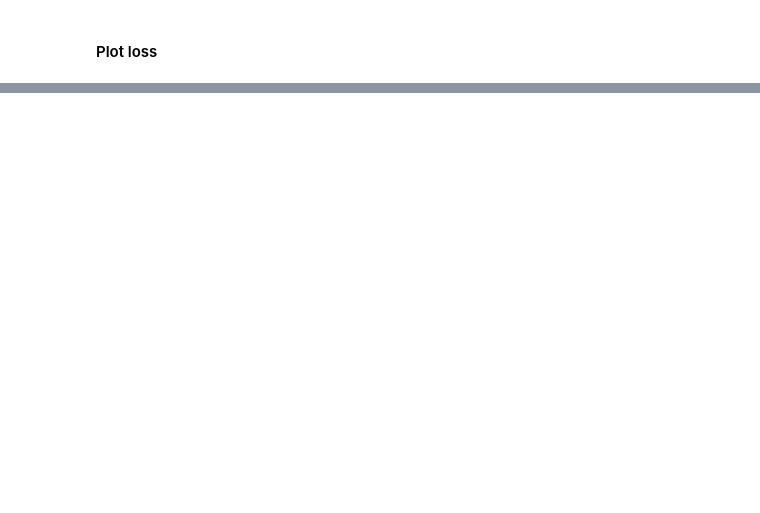
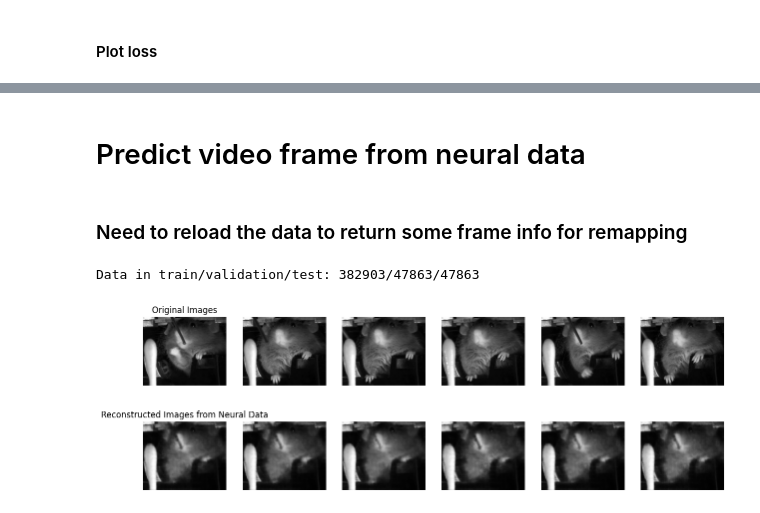
Before and after one commit to jbwallace123/behavenet, a Jupyter notebook: examples/pytorch_aes.ipynb, the cells around one changed output, grey strips where cells are left out. Drawn from its saved outputs; the diff is of its cells as text; code cells hidden in the pictures; blank space fills up the shorter version.

Commit message:
adding bridge from MLP to VAE

```diff
--- a/examples/pytorch_aes.ipynb
+++ b/examples/pytorch_aes.ipynb
@@ -325,0 +353,67 @@ print(f"Mean Squared Error (MSE) for held out Test data: {mse_loss.item()}")
+# %% [markdown]
+# Predict video frame from neural data
+# %% [markdown]
+### Need to reload the data to return some frame info for remapping
+# %%
+from behavenet.models import load_data as ld
+from torch.utils.data import Dataset, DataLoader
+
+train_dataset = ld.ParquetDataset(get_user_dir('data'), data_type = "neural", split="train")
+val_dataset = ld.ParquetDataset(get_user_dir('data'), data_type ="neural", split="val")
+test_dataset = ld.ParquetDataset(get_user_dir('data'), data_type="neural", split="test", return_metadata=True)
+
+
+# Create DataLoaders
+#train_loader = DataLoader(train_dataset, batch_size=32, shuffle=True, num_workers=1)
+#val_loader = DataLoader(val_dataset, batch_size=32, shuffle=False, num_workers=1)
+test_loader = DataLoader(test_dataset, batch_size=32, shuffle=False, num_workers=1)
+
+print(f'Data in train/validation/test: {len(train_dataset)}/{len(val_dataset)}/{len(test_dataset)}')
+# %% [output]
+Data in train/validation/test: 382903/47863/47863
+# %%
+# run on test data only for now
+batch = next(iter(test_loader))
+neural_data = batch["neural_data"].to(vae.device)
+true_images = batch["frame_data"].to(vae.device)
+trial_ids = batch["trial"]
+frame_indices = batch["frame_index"]
+# %%
+import behavenet.models.lightning_bridge as bridge
+# Load your pretrained VAE and MLP
+#vae = vae.load_from_checkpoint("vae.ckpt")
+#mlp = decoder.load_from_checkpoint("mlp.ckpt")
+
+# Freeze parameters
+for param in vae.parameters():
+    param.requires_grad = False
+vae.eval()
+
+for param in decoder.parameters():
+    param.requires_grad = False
+decoder.eval()
+
+# Wrap them with the bridging module
+bridge_model = bridge.NeuralToVideoBridge(mlp=decoder, vae=vae, latent_dim=vae.hparams.latent_dim)
+# %%
+with torch.no_grad():
+    mlp_latent, _ = decoder(neural_data)
+    z_pred = bridge_model.linear_map(mlp_latent)
+    recon = vae.decoder(z_pred)
+
+recon_np = recon.cpu().numpy()
+true_np = true_images.cpu().numpy()
+
+# Plot original and reconstructed images side by side
+n_images = 6  # Number of images to visualize
+fig, axes = plt.subplots(2, n_images, figsize=(15, 5))
+for i in range(n_images):
+    axes[0, i].imshow(true_np[i, 0], cmap="gray")  # Original
+    axes[0, i].axis("off")
+    axes[1, i].imshow(recon_np[i, 0], cmap="gray")  # Reconstructed
+    axes[1, i].axis("off")
+axes[0, 0].set_title("Original Images")
+axes[1, 0].set_title("Reconstructed Images from Neural Data")
+plt.show()
+# %% [output]
+[figure, added]
```
Also changed, not shown: parts of 10 cells of this notebook, 33 other files.
